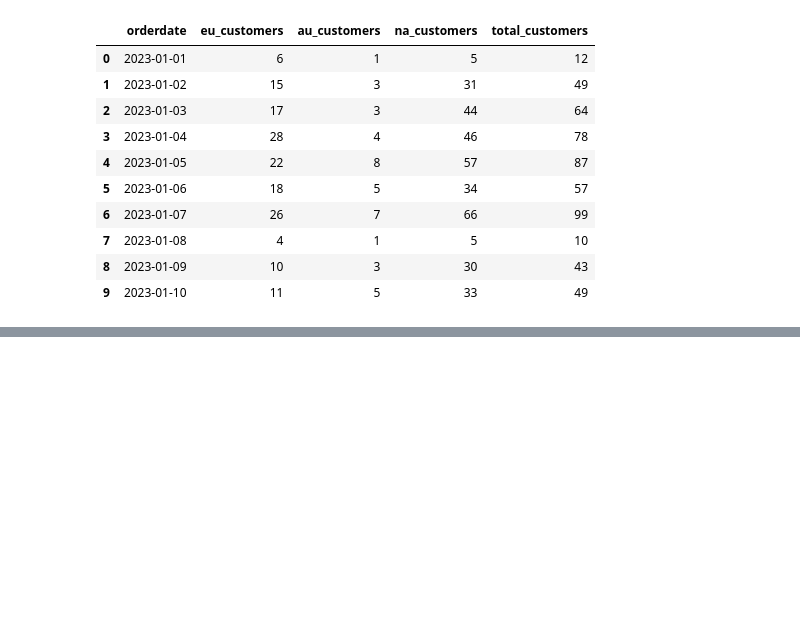
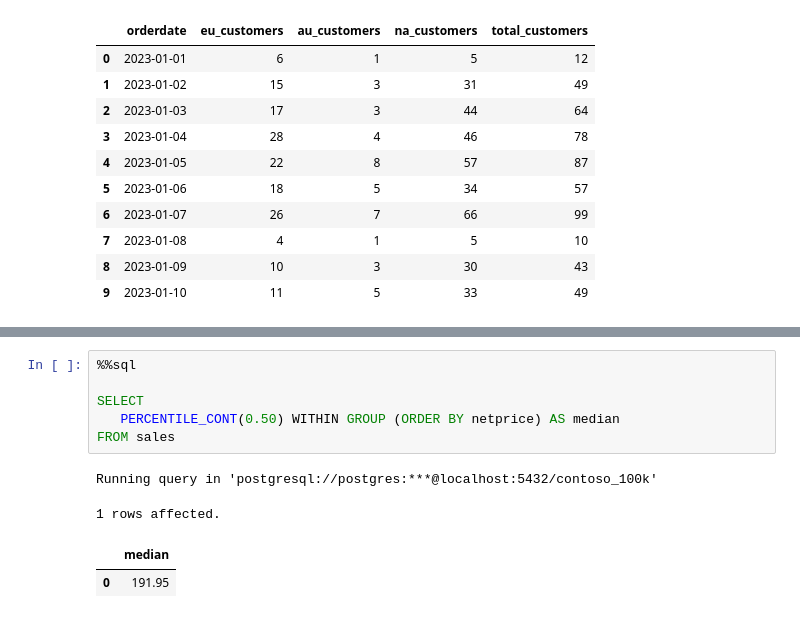
Before and after one commit to M-Dev-B/colab-dev-sql, a Jupyter notebook: Resources/Blank_SQL_Notebook.ipynb, the cells around one changed output, grey strips where cells are left out. Saved outputs shown, nothing was run; the diff lists cells and outputs as text; blank space fills up the shorter version.

```diff
--- a/Resources/Blank_SQL_Notebook.ipynb
+++ b/Resources/Blank_SQL_Notebook.ipynb
@@ -241,0 +270,11 @@ Running query in 'postgresql://postgres:***@localhost:5432/contoso_100k'
+# %%
+%%sql
+
+SELECT
+   PERCENTILE_CONT(0.50) WITHIN GROUP (ORDER BY netprice) AS median
+FROM sales
+# %% [output]
+Running query in 'postgresql://postgres:***@localhost:5432/contoso_100k'
+1 rows affected.
+|  | median |
+| 0 | 191.95 |
```
Also changed, not shown: parts of 4 cells of this notebook.
